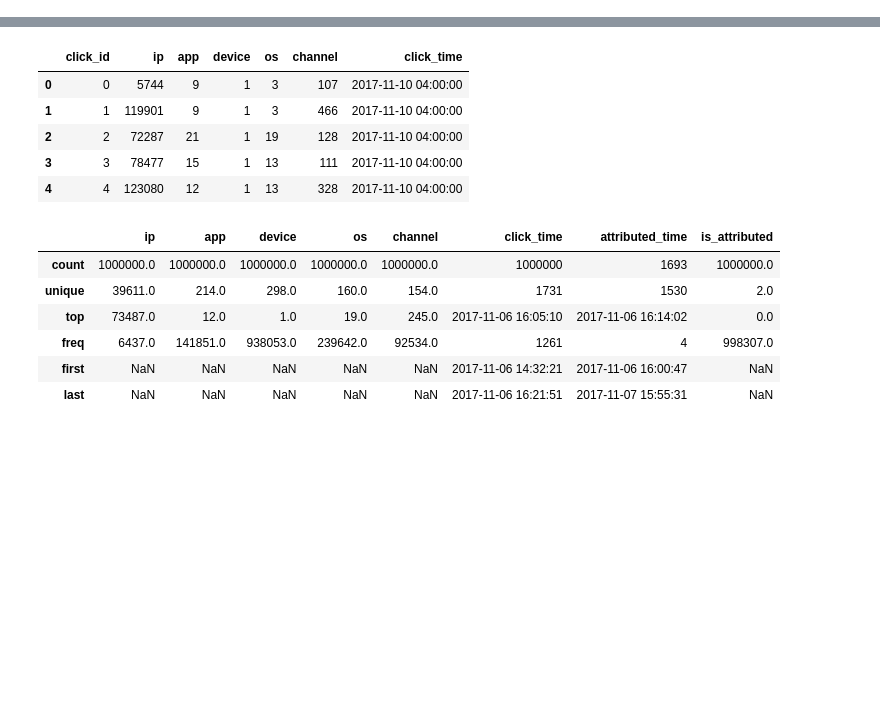
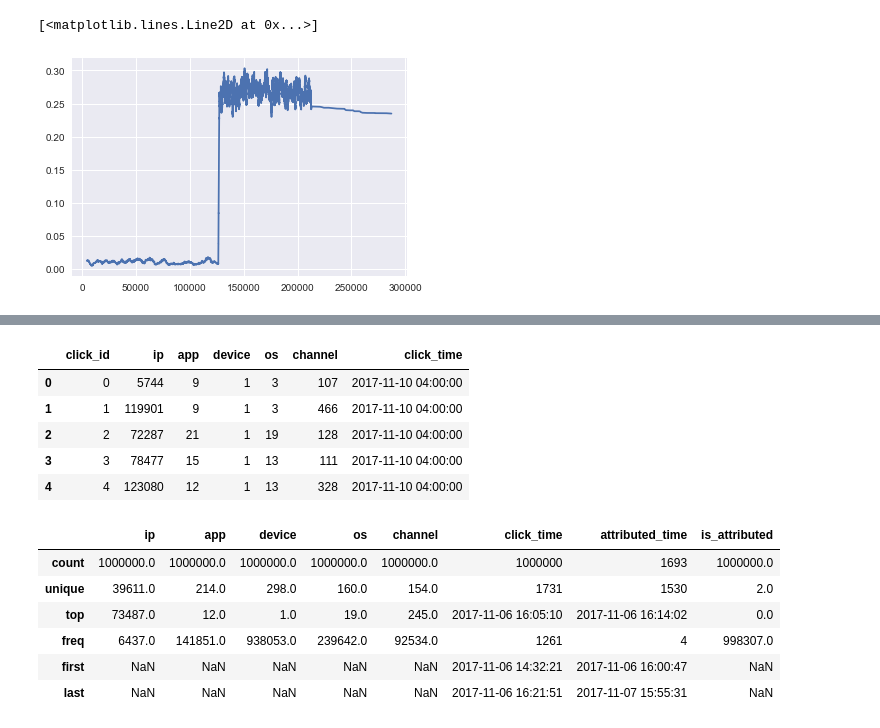
Before and after one commit to ihongChen/kaggle_AdTracking, a Jupyter notebook: src/eda.ipynb, the cells around one changed output, grey strips where cells are left out. Drawn from its saved outputs; the diff is of its cells as text; code cells hidden in the pictures; blank space fills up the shorter version.

```diff
--- a/src/eda.ipynb
+++ b/src/eda.ipynb
@@ -23,0 +59,8 @@ train.head()
+# %%
+df8 = train_df[day7].groupby('ip').is_attributed.mean().to_frame().reset_index()
+df8['roll'] = df8.is_attributed.rolling(1000).mean()
+
+plt.plot(df8.ip, df8.roll)
+# %% [output]
+[<matplotlib.lines.Line2D at 0x...>]
+[figure, added]
```
Also changed, not shown: parts of 39 cells of this notebook, 2 other files.
